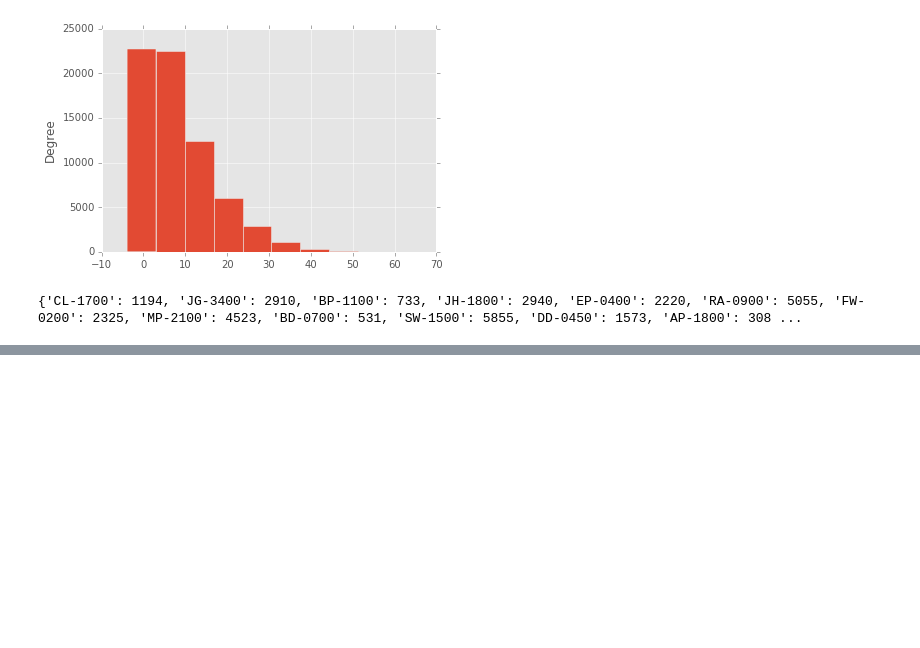
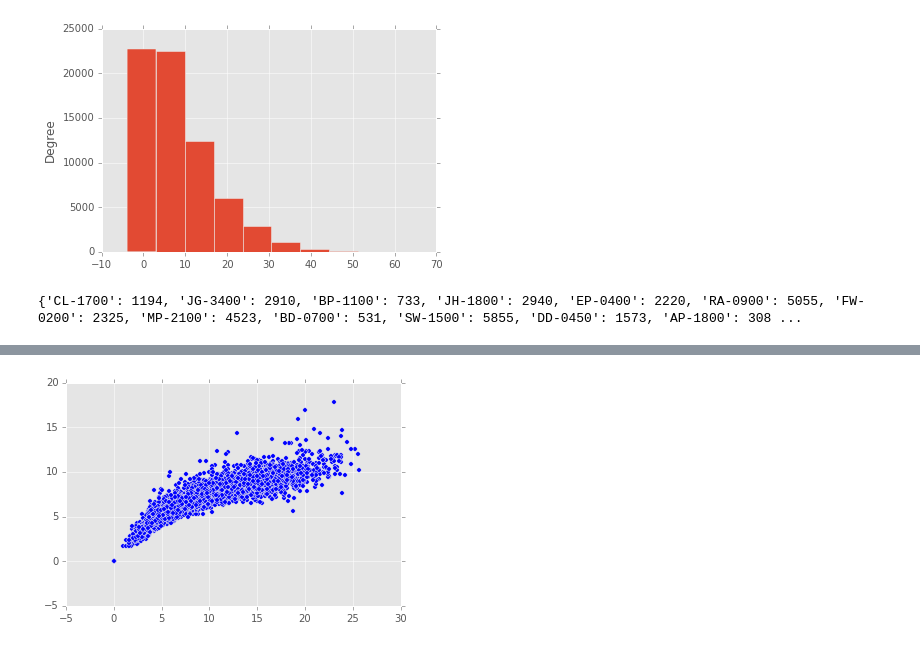
Before and after one commit to jostheim/kaggle, a Jupyter notebook: src/nfl/fantasy.ipynb, the cells around one changed output, grey strips where cells are left out. Cells and saved outputs as stored; diff of their text form; code cells hidden in the pictures; blank space fills up the shorter version.

```diff
--- a/src/nfl/fantasy.ipynb
+++ b/src/nfl/fantasy.ipynb
@@ -980,0 +652,16 @@ game_id:game_id:game_id:game_id:game_id:game_id:game_id:game_id:
+# %%
+l = []
+for tree in cfr.estimators_:
+    Z = tree.predict(x_test)
+    l.append(Z)
+all_tests = pd.DataFrame(l)
+# %%
+predict = []
+std = []
+for col in all_tests.columns:
+    std.append(all_tests[col].std())
+    predict.append(all_tests[col].mean())
+plt.scatter(predict, std)
+plt.show()
+# %% [output]
+[figure, added]
```
Also changed, not shown: parts of 17 cells of this notebook, 1 other file.
